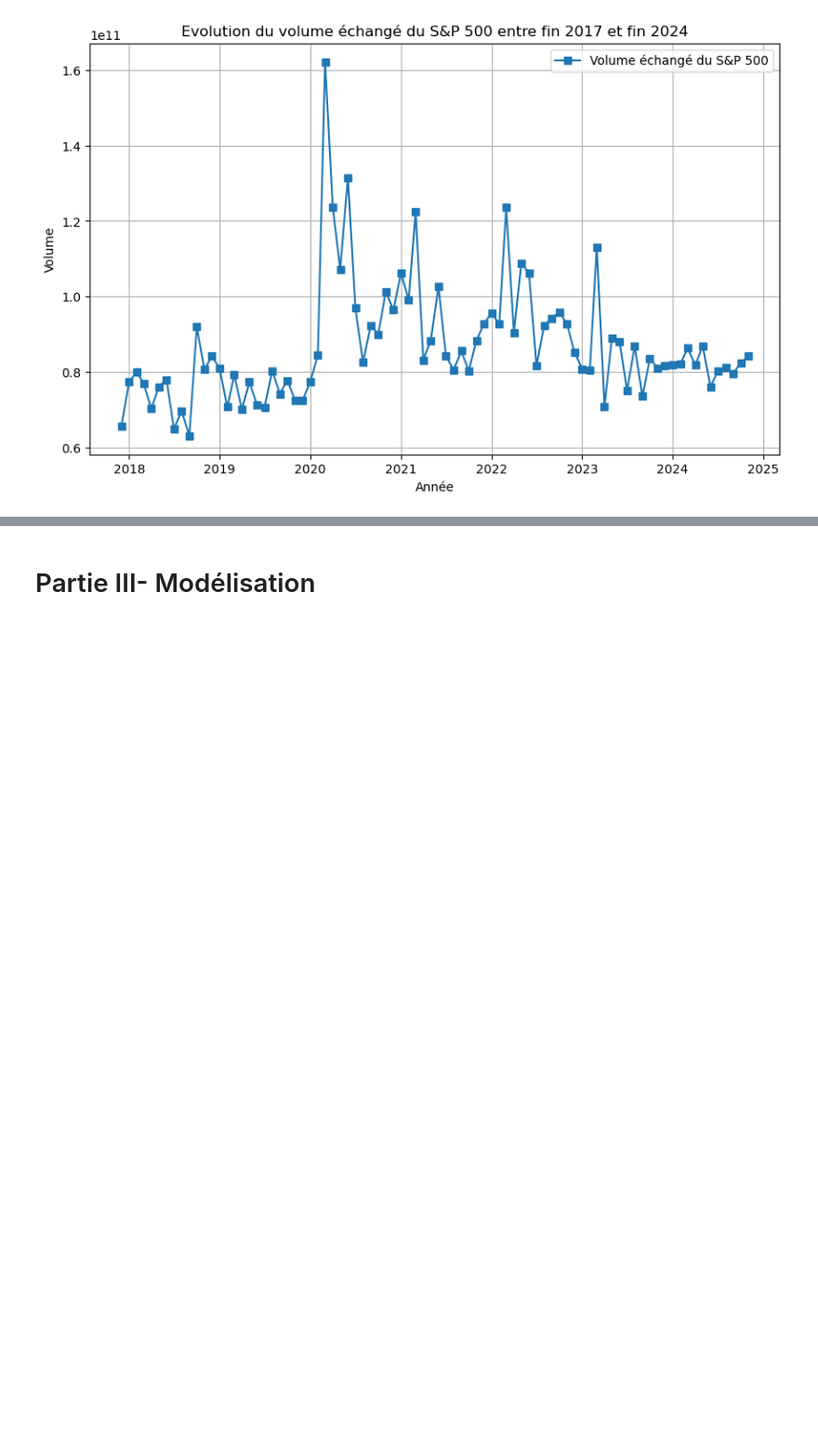
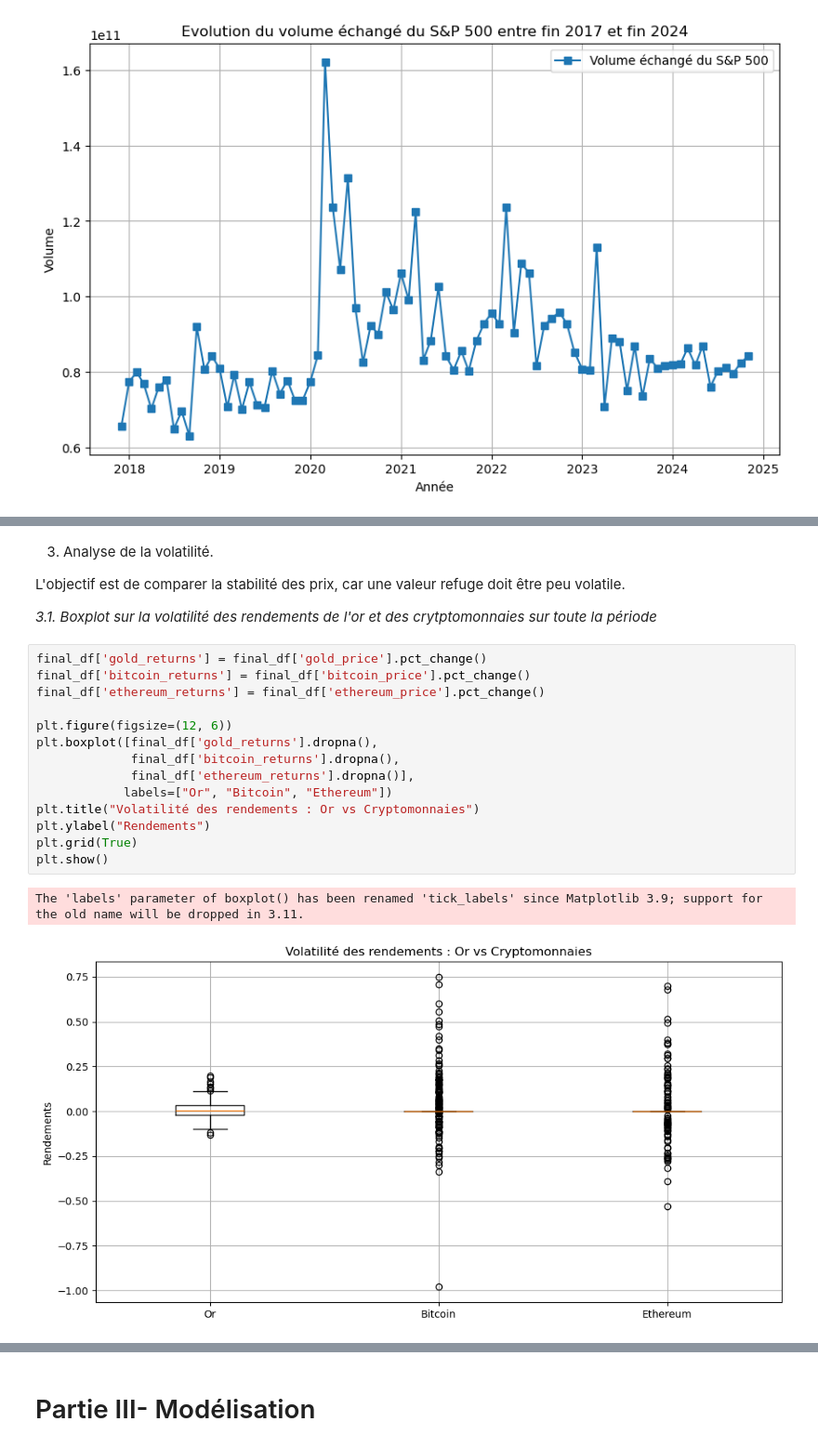
Before and after one commit to hafsaelibrahimi/projet_gold_refuge, a Jupyter notebook: dataset.ipynb, the cells around one changed output, grey strips where cells are left out. Shown: that part at 93% size. Cells and saved outputs as stored; diff of their text form; blank space fills up the shorter version.

```diff
--- a/dataset.ipynb
+++ b/dataset.ipynb
@@ -575,0 +574,23 @@ plt.show()
+# %% [markdown]
+3. Analyse de la volatilité.
+
+L'objectif est de comparer la stabilité des prix, car une valeur refuge doit être peu volatile.
+
+*3.1. Boxplot sur la volatilité des rendements de l'or et des crytptomonnaies sur toute la période*
+# %%
+final_df['gold_returns'] = final_df['gold_price'].pct_change()
+final_df['bitcoin_returns'] = final_df['bitcoin_price'].pct_change()
+final_df['ethereum_returns'] = final_df['ethereum_price'].pct_change()
+
+plt.figure(figsize=(12, 6))
+plt.boxplot([final_df['gold_returns'].dropna(),
+             final_df['bitcoin_returns'].dropna(),
+             final_df['ethereum_returns'].dropna()],
+            labels=["Or", "Bitcoin", "Ethereum"])
+plt.title("Volatilité des rendements : Or vs Cryptomonnaies")
+plt.ylabel("Rendements")
+plt.grid(True)
+plt.show()
+# %% [output]
+The 'labels' parameter of boxplot() has been renamed 'tick_labels' since Matplotlib 3.9; support for the old name will be dropped in 3.11.
+[figure, added]
```
Also changed, not shown: parts of 31 cells of this notebook.
